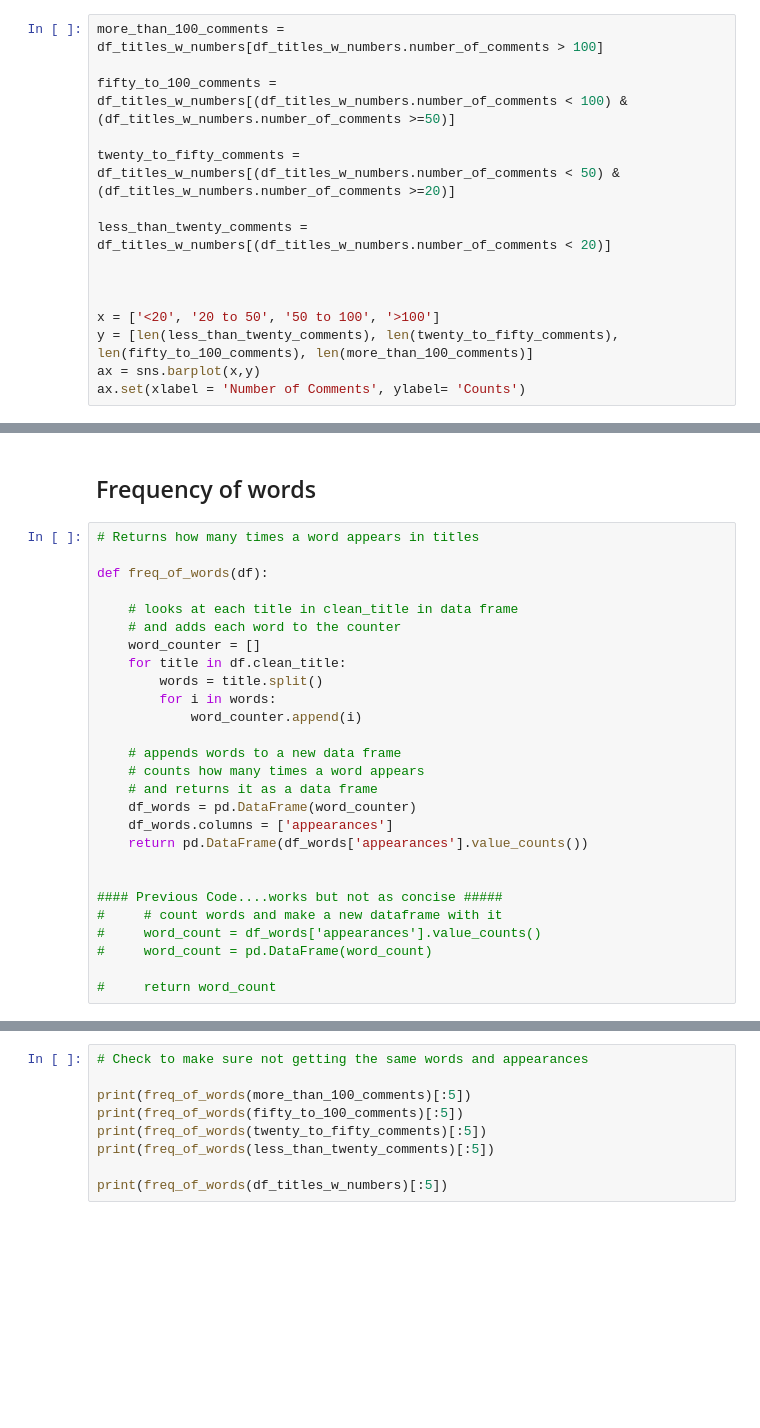
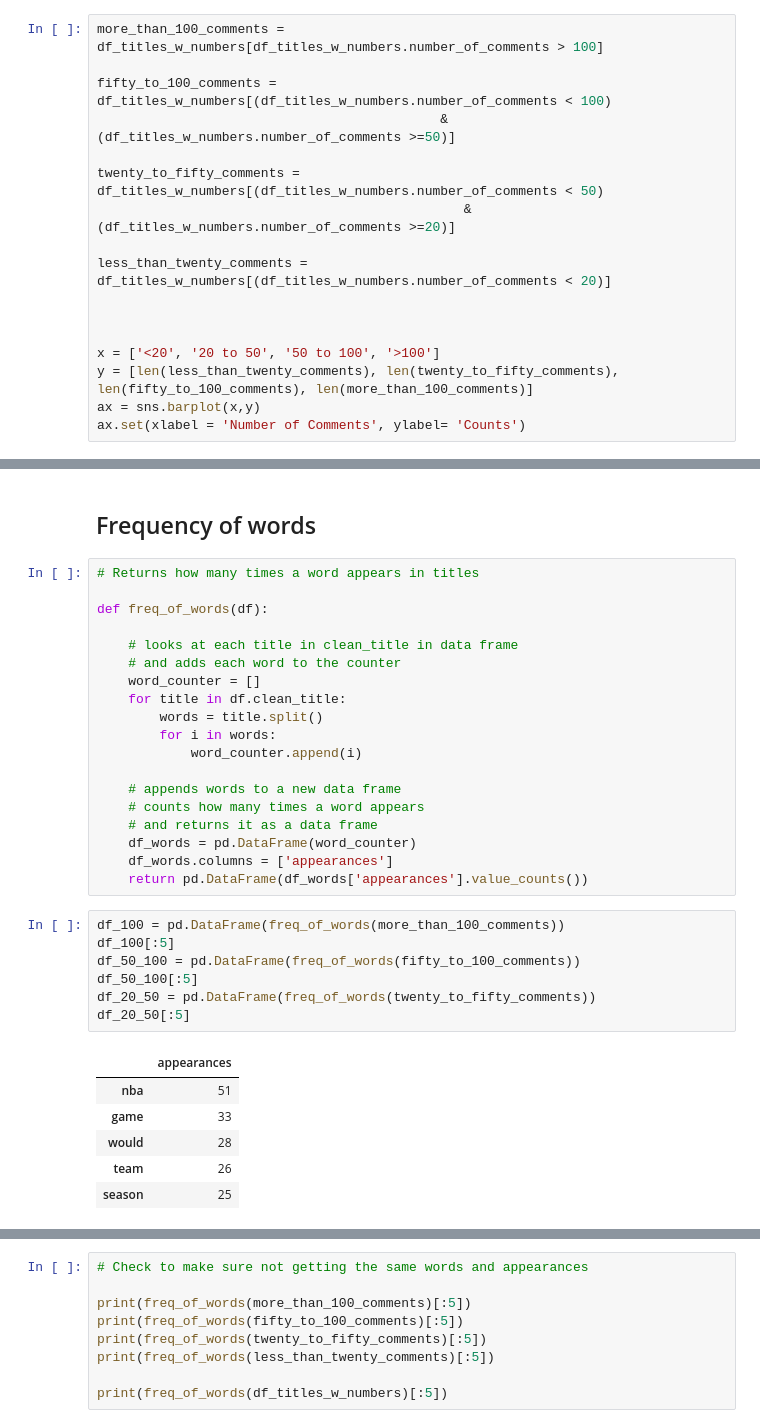
Before and after one commit to bodowd/Reddit-r-nba-scrapy, a Jupyter notebook: Reddit_r_nba/notebooks/Titles Analysis.ipynb, the cells around one changed output, grey strips where cells are left out. Saved outputs shown, nothing was run; the diff lists cells and outputs as text; blank space fills up the shorter version.

```diff
--- a/Reddit_r_nba/notebooks/Titles Analysis.ipynb
+++ b/Reddit_r_nba/notebooks/Titles Analysis.ipynb
@@ -114,9 +109,11 @@ df_titles_w_numbers = df2[['score_dislikes_numbers', 'score_likes_numbers', 'sco
 # %%
 more_than_100_comments = df_titles_w_numbers[df_titles_w_numbers.number_of_comments > 100]
 
-fifty_to_100_comments = df_titles_w_numbers[(df_titles_w_numbers.number_of_comments < 100) & (df_titles_w_numbers.number_of_comments >=50)]
+fifty_to_100_comments = df_titles_w_numbers[(df_titles_w_numbers.number_of_comments < 100)
+                                            & (df_titles_w_numbers.number_of_comments >=50)]
 
-twenty_to_fifty_comments = df_titles_w_numbers[(df_titles_w_numbers.number_of_comments < 50) & (df_titles_w_numbers.number_of_comments >=20)]
+twenty_to_fifty_comments = df_titles_w_numbers[(df_titles_w_numbers.number_of_comments < 50)
+                                               & (df_titles_w_numbers.number_of_comments >=20)]
 
 less_than_twenty_comments = df_titles_w_numbers[(df_titles_w_numbers.number_of_comments < 20)]
 
@@ -150,11 +147,17 @@ def freq_of_words(df):
     df_words = pd.DataFrame(word_counter)
     df_words.columns = ['appearances']
     return pd.DataFrame(df_words['appearances'].value_counts())
-
-
-#### Previous Code....works but not as concise #####
-#     # count words and make a new dataframe with it
-#     word_count = df_words['appearances'].value_counts()
-#     word_count = pd.DataFrame(word_count)
-
-#     return word_count
+# %%
+df_100 = pd.DataFrame(freq_of_words(more_than_100_comments))
+df_100[:5]
+df_50_100 = pd.DataFrame(freq_of_words(fifty_to_100_comments))
+df_50_100[:5]
+df_20_50 = pd.DataFrame(freq_of_words(twenty_to_fifty_comments))
+df_20_50[:5]
+# %% [output]
+|  | appearances |
+| nba | 51 |
+| game | 33 |
+| would | 28 |
+| team | 26 |
+| season | 25 |
```
Also changed, not shown: parts of 3 cells of this notebook.
